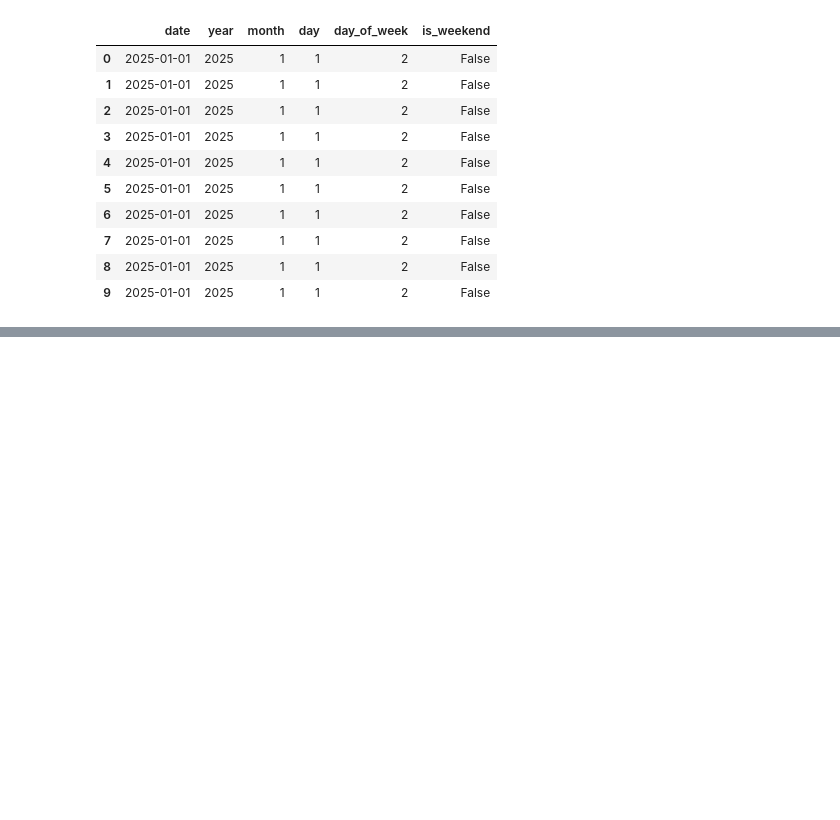
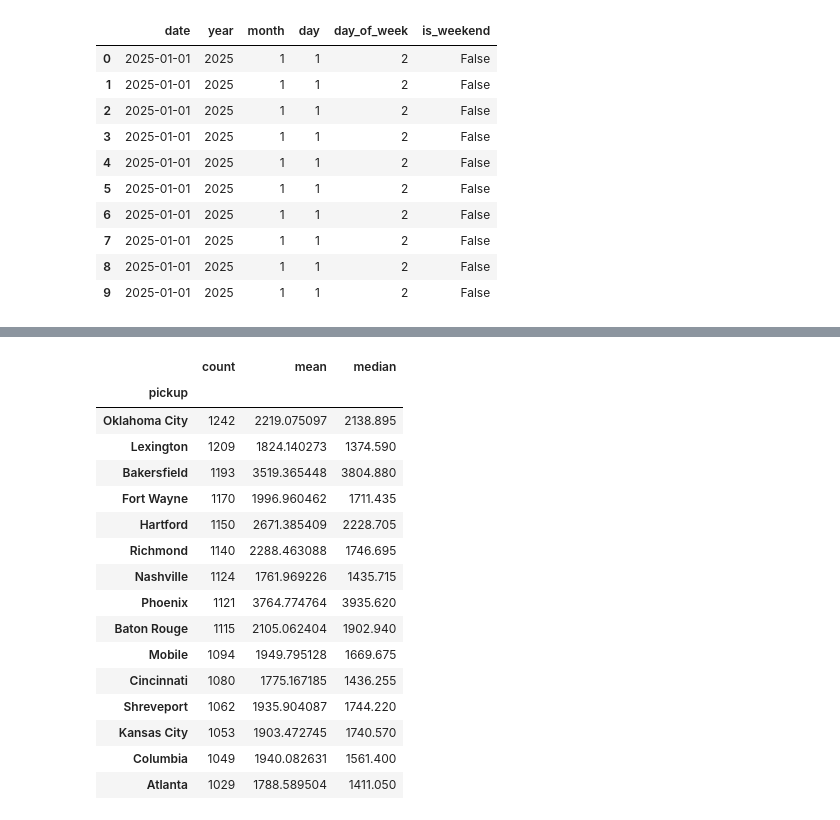
Before and after one commit to shanecoutinho/spotter-freight-rate, a Jupyter notebook: notebooks/01_exploratory_data_analysis.ipynb, the cells around one changed output, grey strips where cells are left out. Drawn from its saved outputs; the diff is of its cells as text; code cells hidden in the pictures; blank space fills up the shorter version.

```diff
--- a/notebooks/01_exploratory_data_analysis.ipynb
+++ b/notebooks/01_exploratory_data_analysis.ipynb
@@ -890,0 +990,22 @@ df_clean[
+# %%
+df_clean.groupby("pickup")["posted_rate"].agg(
+    ["count", "mean", "median"]
+).sort_values("count", ascending=False).head(15)
+# %% [output]
+|  | count | mean | median |
+| pickup |  |  |  |
+| Oklahoma City | 1242 | 2219.075097 | 2138.895 |
+| Lexington | 1209 | 1824.140273 | 1374.590 |
+| Bakersfield | 1193 | 3519.365448 | 3804.880 |
+| Fort Wayne | 1170 | 1996.960462 | 1711.435 |
+| Hartford | 1150 | 2671.385409 | 2228.705 |
+| Richmond | 1140 | 2288.463088 | 1746.695 |
+| Nashville | 1124 | 1761.969226 | 1435.715 |
+| Phoenix | 1121 | 3764.774764 | 3935.620 |
+| Baton Rouge | 1115 | 2105.062404 | 1902.940 |
+| Mobile | 1094 | 1949.795128 | 1669.675 |
+| Cincinnati | 1080 | 1775.167185 | 1436.255 |
+| Shreveport | 1062 | 1935.904087 | 1744.220 |
+| Kansas City | 1053 | 1903.472745 | 1740.570 |
+| Columbia | 1049 | 1940.082631 | 1561.400 |
+| Atlanta | 1029 | 1788.589504 | 1411.050 |
```
Also changed, not shown: parts of 8 cells of this notebook.
